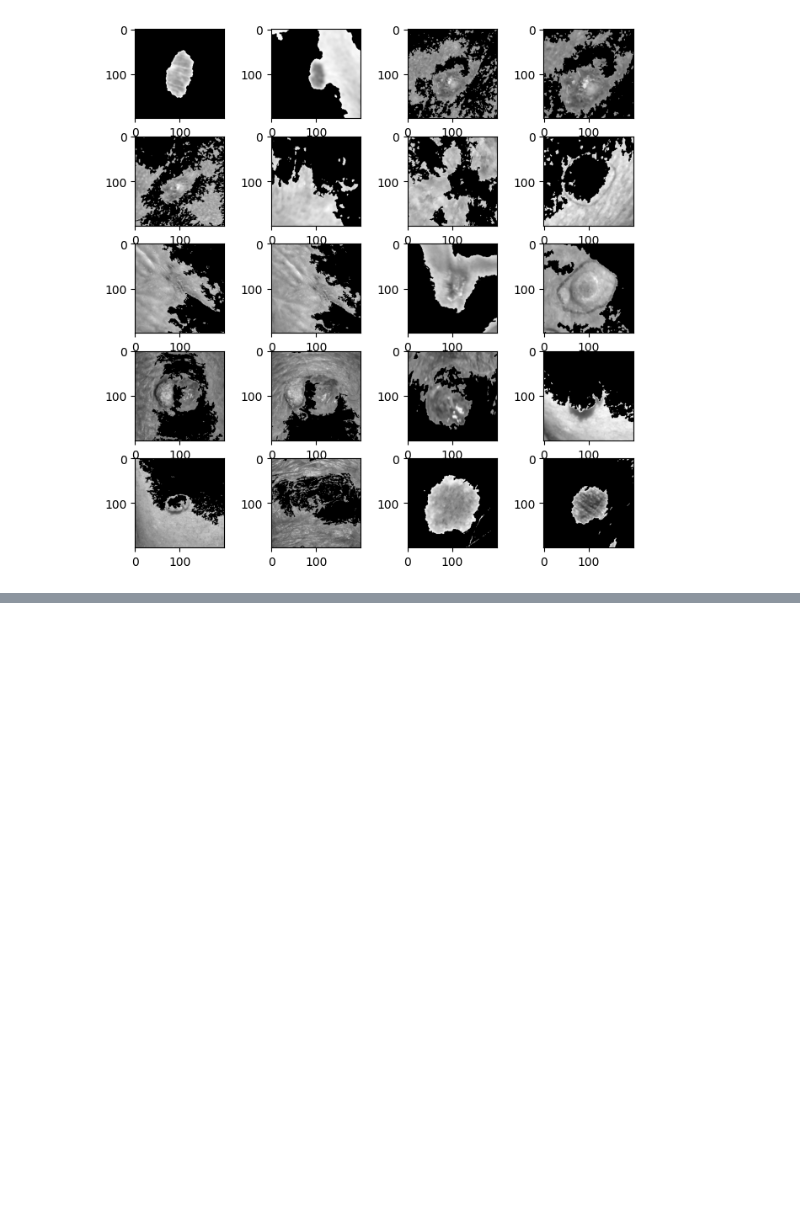
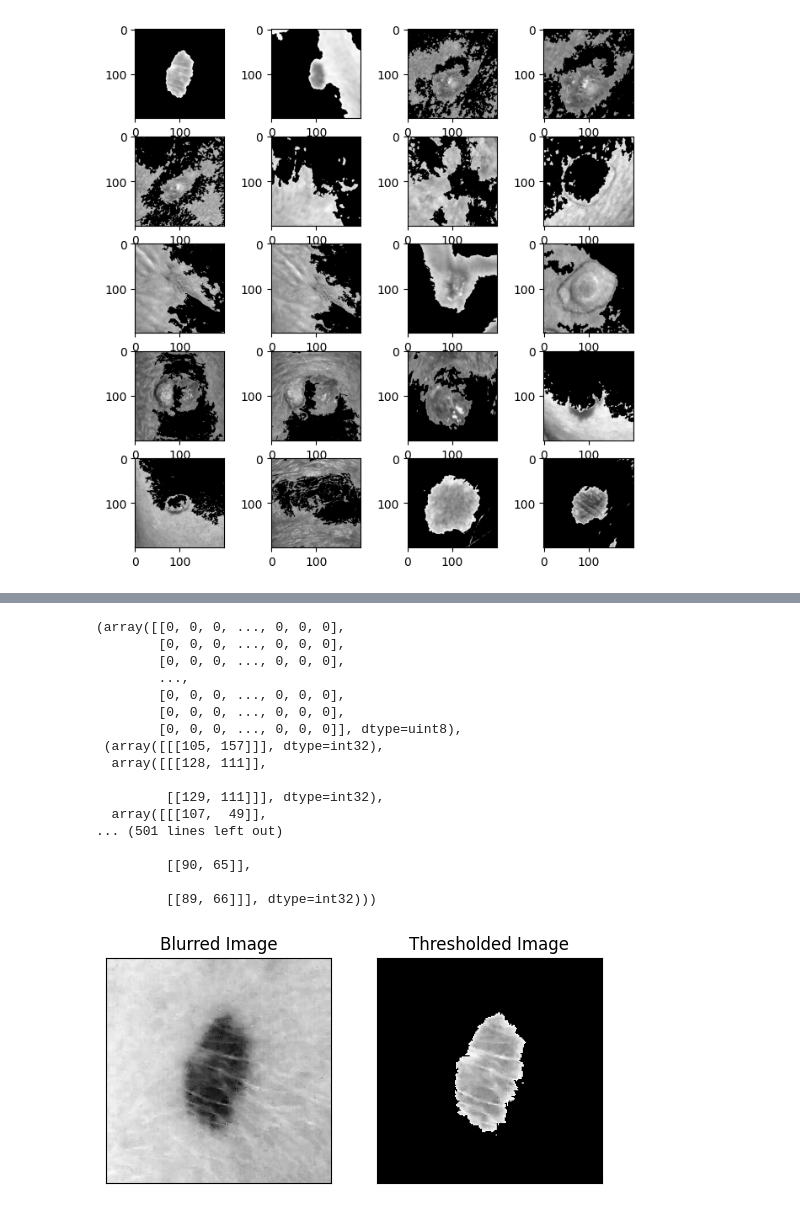
Before and after one commit to bc1719/FYP, a Jupyter notebook: FYP_Image_Preprocessing.ipynb, the cells around one changed output, grey strips where cells are left out. Drawn from its saved outputs; the diff is of its cells as text; code cells hidden in the pictures; blank space fills up the shorter version.

```diff
--- a/FYP_Image_Preprocessing.ipynb
+++ b/FYP_Image_Preprocessing.ipynb
@@ -70,7 +98,7 @@ rows = 5
 subplot_num = 1  # initialize subplot number
 
 for i in range(0, min(cols*rows, len(img_files))):
-    img = cv.imread('imgs_part_1_process/' + img_files[i])
+    img = cv.imread('pad-ufes-20/images/imgs_part_1/imgs_part_1_process/' + img_files[i])
     img = cv.GaussianBlur(img, (13,13), 0)
     img = cv.resize(img, (200, 200))  # Resize the image to fit in a 200x200 cell
     img = cv.cvtColor(img, cv.COLOR_BGR2GRAY)
@@ -175,0 +147,48 @@ cv.destroyAllWindows()
+# %%
+def preProcess(image):
+
+    img = cv.imread(image)
+    img = cv.cvtColor(img, cv.COLOR_BGR2GRAY)
+    #img = cv.GaussianBlur(img, (9,9), 0)
+    img = cv.resize(img, (200, 200))  # Resize the image to fit in a 200x200 cell
+
+    _, threshold = cv.threshold(img, 0, 255, cv.THRESH_BINARY_INV + cv.THRESH_OTSU)
+    #print(threshold)
+    #Find Contours
+    contours, _ = cv.findContours(threshold, cv.RETR_TREE, cv.CHAIN_APPROX_SIMPLE)
+    #print(type(contours))
+    mask = np.zeros(img.shape, np.uint8)
+    for i in range(len(contours)):
+        cv.drawContours(mask, contours, i, (255, 255, 255), -1)
+
+    result = cv.bitwise_and(img, img, mask=mask)
+
+    plt.subplot(1,2,1), plt.imshow(img, cmap='gray')
+    plt.title('Blurred Image'), plt.xticks([]), plt.yticks([])
+    plt.subplot(1,2,2), plt.imshow(result, cmap='gray')
+    plt.title('Thresholded Image'), plt.xticks([]), plt.yticks([])
+
+    return result, contours
+
+image_path = 'pad-ufes-20/images/imgs_part_1/imgs_part_1_process/' + img_files[0]
+
+preProcess(image_path)
+# %% [output]
+(array([[0, 0, 0, ..., 0, 0, 0],
+        [0, 0, 0, ..., 0, 0, 0],
+        [0, 0, 0, ..., 0, 0, 0],
+        ...,
+        [0, 0, 0, ..., 0, 0, 0],
+        [0, 0, 0, ..., 0, 0, 0],
+        [0, 0, 0, ..., 0, 0, 0]], dtype=uint8),
+ (array([[[105, 157]]], dtype=int32),
+  array([[[128, 111]],
+
+         [[129, 111]]], dtype=int32),
+  array([[[107,  49]],
+... (501 lines left out)
+
+         [[90, 65]],
+
+         [[89, 66]]], dtype=int32)))
+[figure, added]
```
Also changed, not shown: parts of 16 cells of this notebook.
